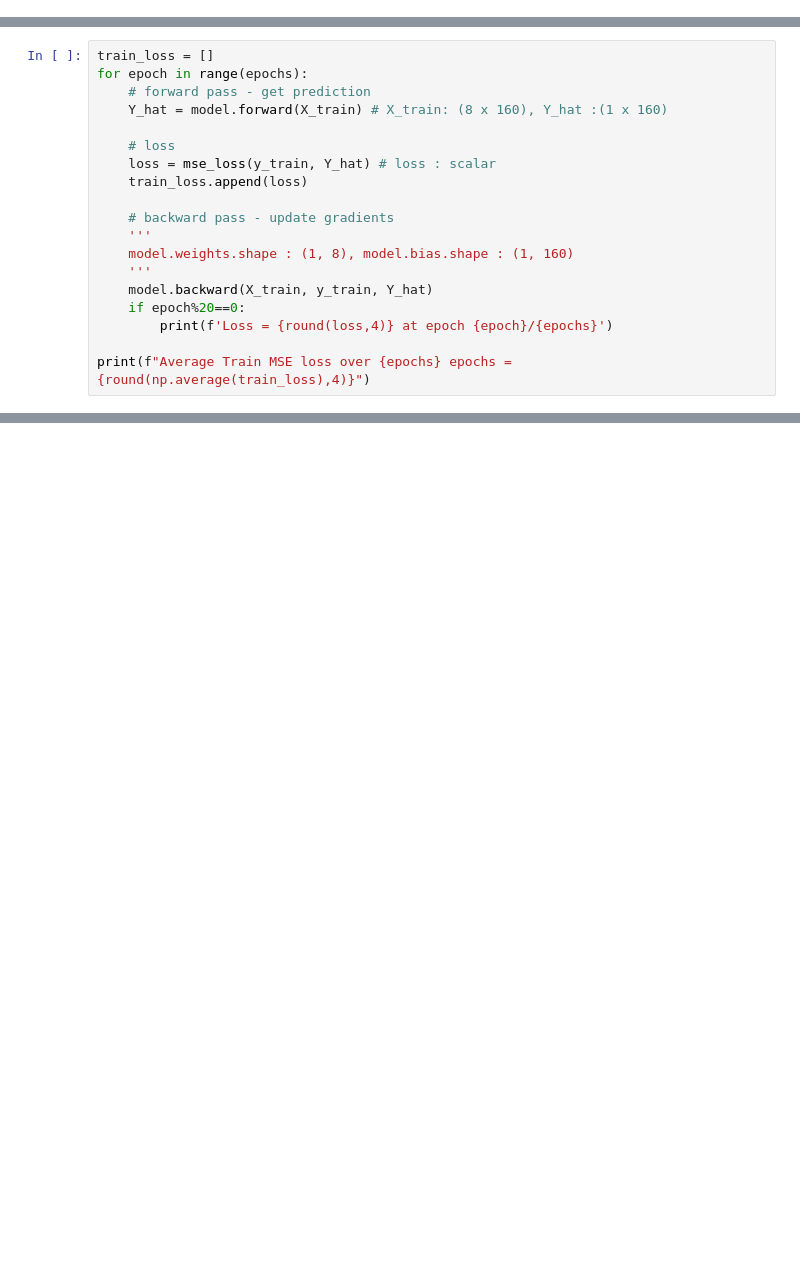
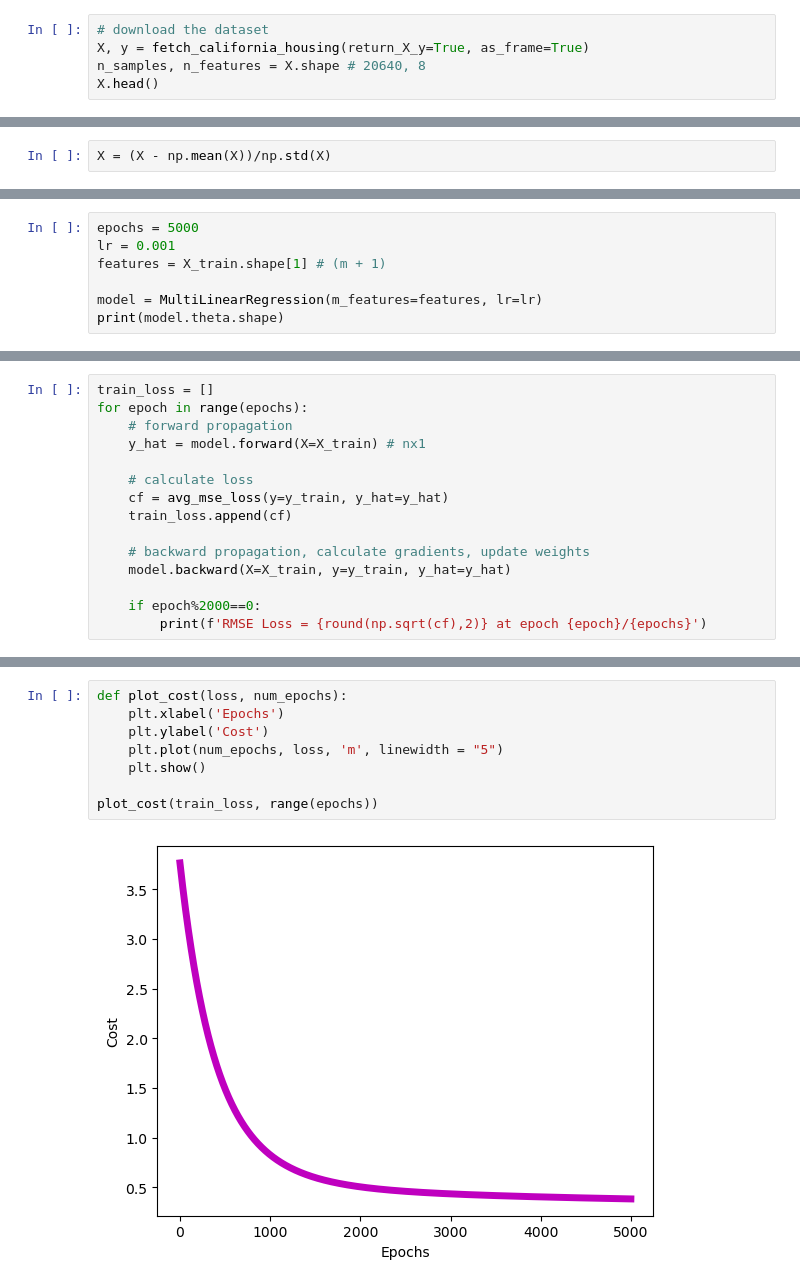
Before and after one commit to shkasn496/pytorch-projects, a Jupyter notebook: implement_models_from_scratch/multiple_linear_regression.ipynb, the cells around one changed output, grey strips where cells are left out. Cells and saved outputs as stored; diff of their text form; blank space fills up the shorter version.

```diff
--- a/implement_models_from_scratch/multiple_linear_regression.ipynb
+++ b/implement_models_from_scratch/multiple_linear_regression.ipynb
@@ -79,0 +9,5 @@ model = MultiLinearRegression(input_size=input_size, output_size=output_size, ba
+# %%
+# download the dataset
+X, y = fetch_california_housing(return_X_y=True, as_frame=True)
+n_samples, n_features = X.shape # 20640, 8
+X.head()
@@ -79,0 +26,2 @@ model = MultiLinearRegression(input_size=input_size, output_size=output_size, ba
+# %%
+X = (X - np.mean(X))/np.std(X)
@@ -79,0 +173,7 @@ model = MultiLinearRegression(input_size=input_size, output_size=output_size, ba
+# %%
+epochs = 5000
+lr = 0.001
+features = X_train.shape[1] # (m + 1)
+
+model = MultiLinearRegression(m_features=features, lr=lr)
+print(model.theta.shape)
@@ -80,20 +188,16 @@ model = MultiLinearRegression(input_size=input_size, output_size=output_size, ba
 # %%
 train_loss = []
 for epoch in range(epochs):
-    # forward pass - get prediction
-    Y_hat = model.forward(X_train) # X_train: (8 x 160), Y_hat :(1 x 160)
+    # forward propagation
+    y_hat = model.forward(X=X_train) # nx1
 
-    # loss
-    loss = mse_loss(y_train, Y_hat) # loss : scalar
-    train_loss.append(loss)
+    # calculate loss
+    cf = avg_mse_loss(y=y_train, y_hat=y_hat)
+    train_loss.append(cf)
 
-    # backward pass - update gradients
-    '''
-    model.weights.shape : (1, 8), model.bias.shape : (1, 160)
-    '''
-    model.backward(X_train, y_train, Y_hat)
-    if epoch%20==0:
-        print(f'Loss = {round(loss,4)} at epoch {epoch}/{epochs}')
+    # backward propagation, calculate gradients, update weights
+    model.backward(X=X_train, y=y_train, y_hat=y_hat)
 
-print(f"Average Train MSE loss over {epochs} epochs = {round(np.average(train_loss),4)}")
+    if epoch%2000==0:
+        print(f'RMSE Loss = {round(np.sqrt(cf),2)} at epoch {epoch}/{epochs}')
 # %% [output]
@@ -105,0 +207,10 @@ Average Train MSE loss over 100 epochs = 108210.703
+# %%
+def plot_cost(loss, num_epochs):
+	plt.xlabel('Epochs')
+	plt.ylabel('Cost')
+	plt.plot(num_epochs, loss, 'm', linewidth = "5")
+	plt.show()
+
+plot_cost(train_loss, range(epochs))
+# %% [output]
+[figure, added]
```
Also changed, not shown: parts of 26 cells of this notebook.
